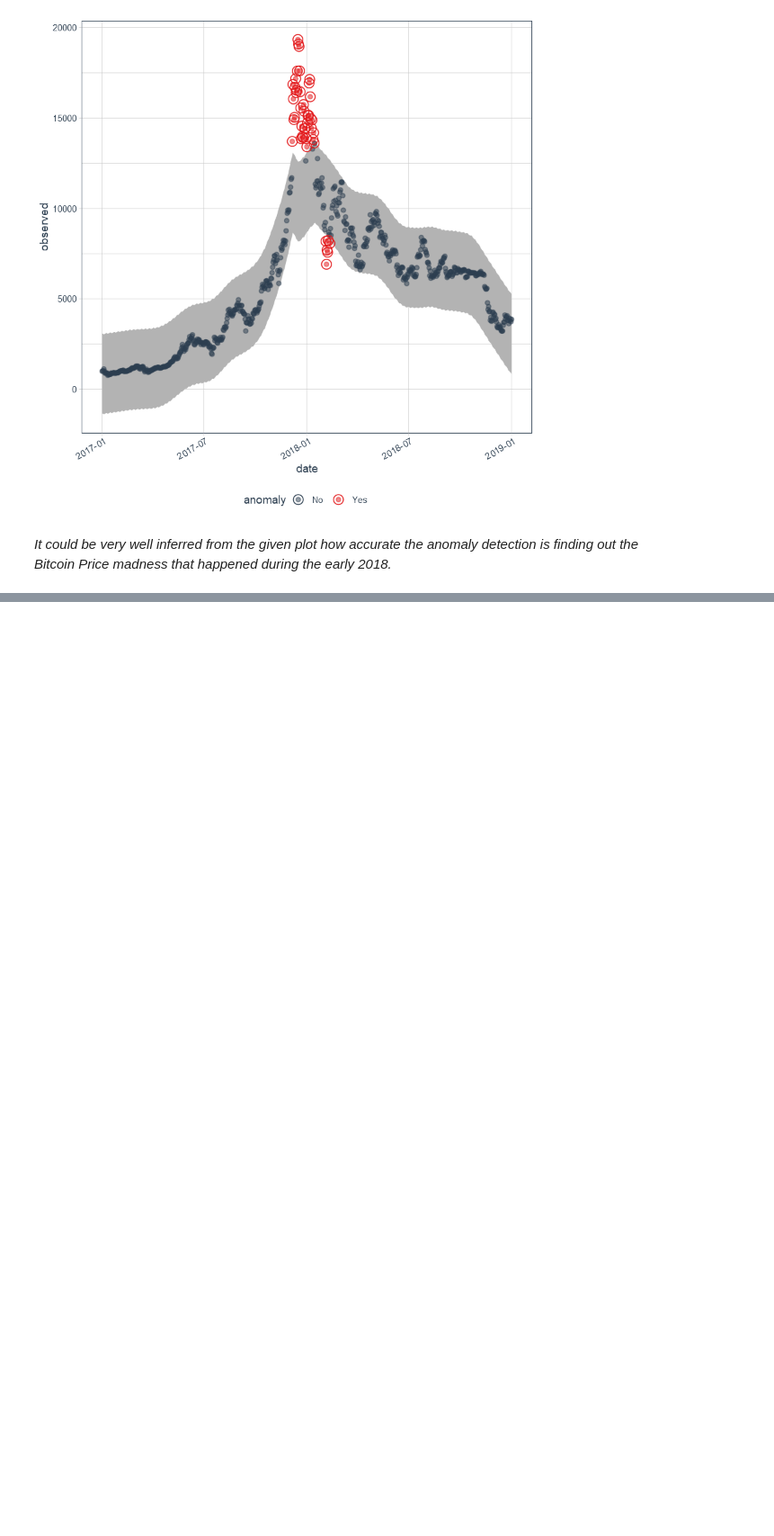
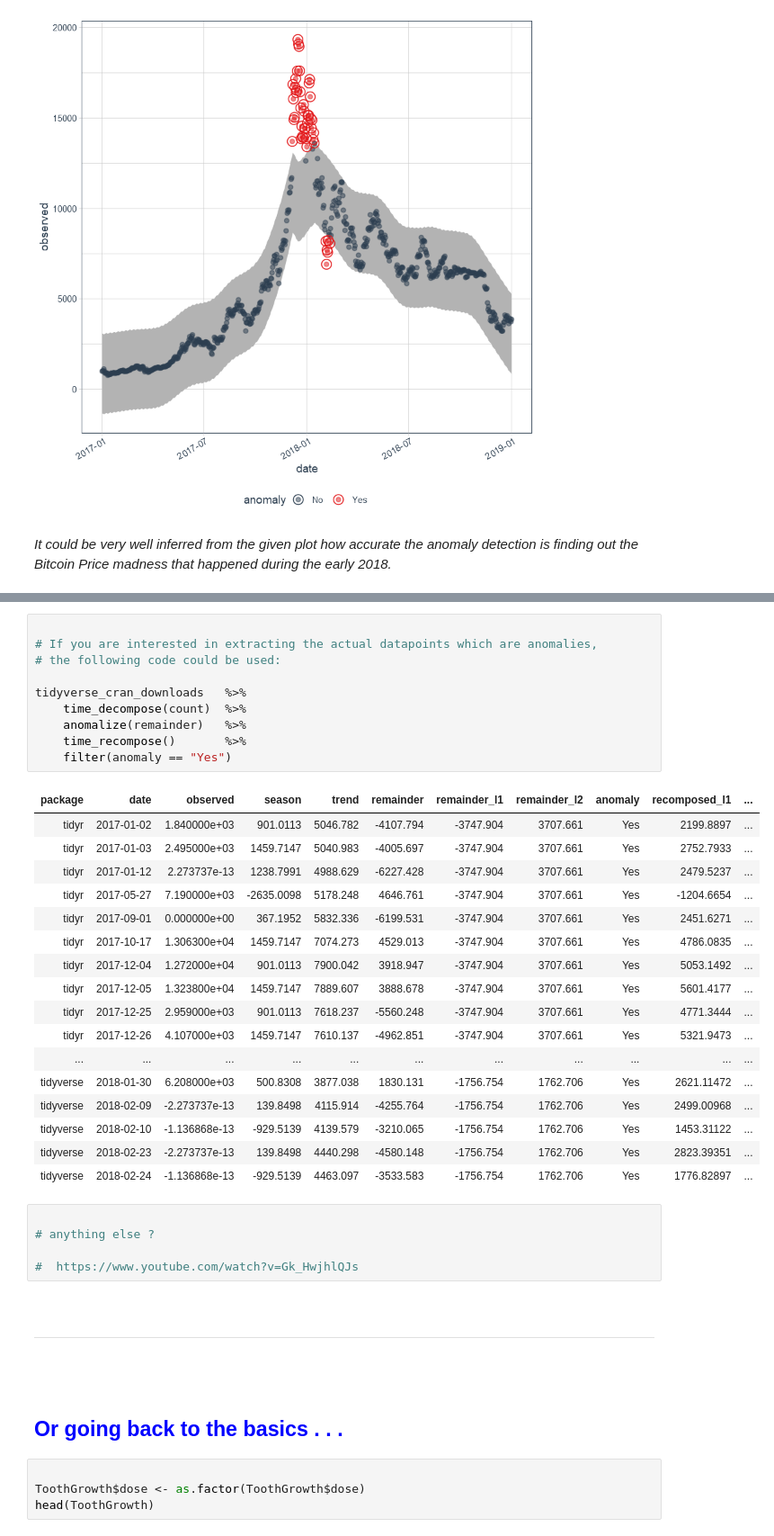
Before and after one commit to Nengi/Anomaly_Detection, a Jupyter notebook: R_examples/Anomalize_with_R.ipynb, the cells around one changed output, grey strips where cells are left out. Shown at 90% size. Cells and saved outputs as stored; diff of their text form; blank space fills up the shorter version.

```diff
--- a/R_examples/Anomalize_with_R.ipynb
+++ b/R_examples/Anomalize_with_R.ipynb
@@ -127,0 +238,43 @@ trend = 91 days
+# %%
+
+# If you are interested in extracting the actual datapoints which are anomalies,
+# the following code could be used:
+
+tidyverse_cran_downloads   %>%
+    time_decompose(count)  %>%
+    anomalize(remainder)   %>%
+    time_recompose()       %>%
+    filter(anomaly == "Yes")
+# %% [output]
+| package | date | observed | season | trend | remainder | remainder_l1 | remainder_l2 | anomaly | recomposed_l1 | ... |
+| tidyr | 2017-01-02 | 1.840000e+03 | 901.0113 | 5046.782 | -4107.794 | -3747.904 | 3707.661 | Yes | 2199.8897 | ... |
+| tidyr | 2017-01-03 | 2.495000e+03 | 1459.7147 | 5040.983 | -4005.697 | -3747.904 | 3707.661 | Yes | 2752.7933 | ... |
+| tidyr | 2017-01-12 | 2.273737e-13 | 1238.7991 | 4988.629 | -6227.428 | -3747.904 | 3707.661 | Yes | 2479.5237 | ... |
+| tidyr | 2017-05-27 | 7.190000e+03 | -2635.0098 | 5178.248 | 4646.761 | -3747.904 | 3707.661 | Yes | -1204.6654 | ... |
+| tidyr | 2017-09-01 | 0.000000e+00 | 367.1952 | 5832.336 | -6199.531 | -3747.904 | 3707.661 | Yes | 2451.6271 | ... |
+| tidyr | 2017-10-17 | 1.306300e+04 | 1459.7147 | 7074.273 | 4529.013 | -3747.904 | 3707.661 | Yes | 4786.0835 | ... |
+| tidyr | 2017-12-04 | 1.272000e+04 | 901.0113 | 7900.042 | 3918.947 | -3747.904 | 3707.661 | Yes | 5053.1492 | ... |
+| tidyr | 2017-12-05 | 1.323800e+04 | 1459.7147 | 7889.607 | 3888.678 | -3747.904 | 3707.661 | Yes | 5601.4177 | ... |
+| tidyr | 2017-12-25 | 2.959000e+03 | 901.0113 | 7618.237 | -5560.248 | -3747.904 | 3707.661 | Yes | 4771.3444 | ... |
+| tidyr | 2017-12-26 | 4.107000e+03 | 1459.7147 | 7610.137 | -4962.851 | -3747.904 | 3707.661 | Yes | 5321.9473 | ... |
+| ... | ... | ... | ... | ... | ... | ... | ... | ... | ... | ... |
+| tidyverse | 2018-01-30 | 6.208000e+03 | 500.8308 | 3877.038 | 1830.131 | -1756.754 | 1762.706 | Yes | 2621.11472 | ... |
+| tidyverse | 2018-02-09 | -2.273737e-13 | 139.8498 | 4115.914 | -4255.764 | -1756.754 | 1762.706 | Yes | 2499.00968 | ... |
+| tidyverse | 2018-02-10 | -1.136868e-13 | -929.5139 | 4139.579 | -3210.065 | -1756.754 | 1762.706 | Yes | 1453.31122 | ... |
+| tidyverse | 2018-02-23 | -2.273737e-13 | 139.8498 | 4440.298 | -4580.148 | -1756.754 | 1762.706 | Yes | 2823.39351 | ... |
+| tidyverse | 2018-02-24 | -1.136868e-13 | -929.5139 | 4463.097 | -3533.583 | -1756.754 | 1762.706 | Yes | 1776.82897 | ... |
+# %%
+
+# anything else ?
+
+#  https://www.youtube.com/watch?v=Gk_HwjhlQJs
+# %% [markdown]
+<br>
+<hr>
+<br>
+# %% [markdown]
+## <font color='blue'>Or going back to the basics . . . </font>
+# %%
+
+ToothGrowth$dose <- as.factor(ToothGrowth$dose)
+head(ToothGrowth)
```
Also changed, not shown: parts of 16 cells of this notebook.
